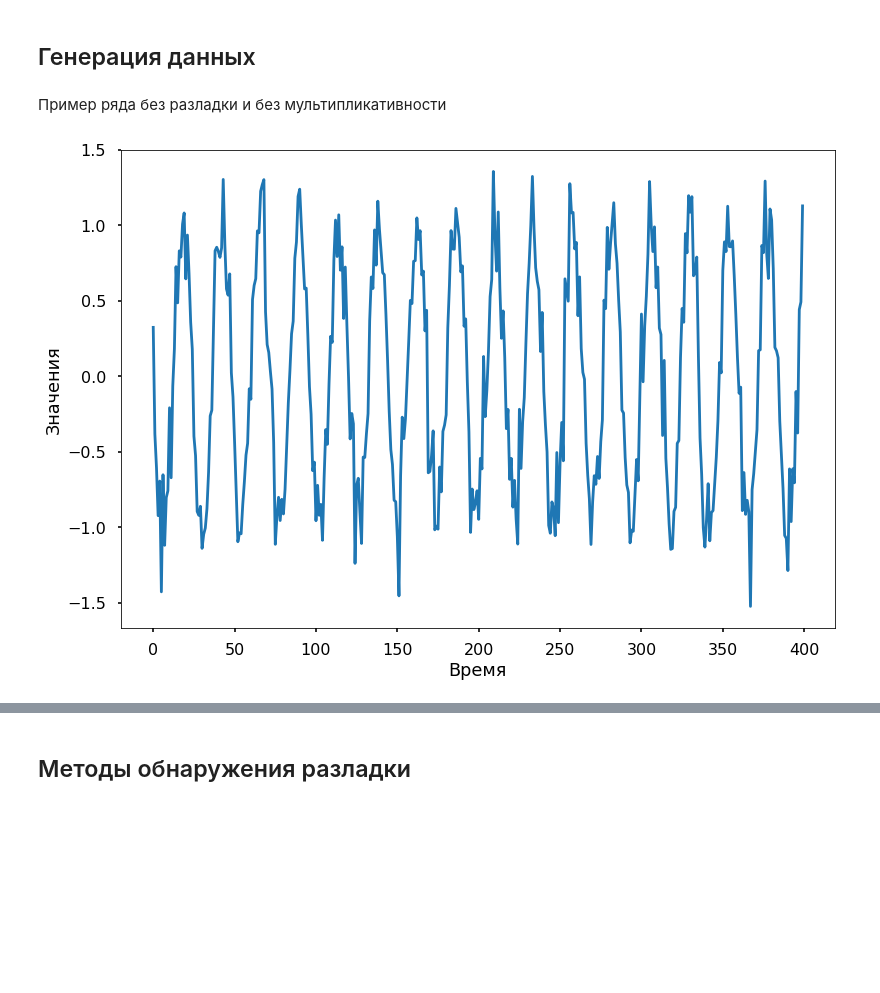
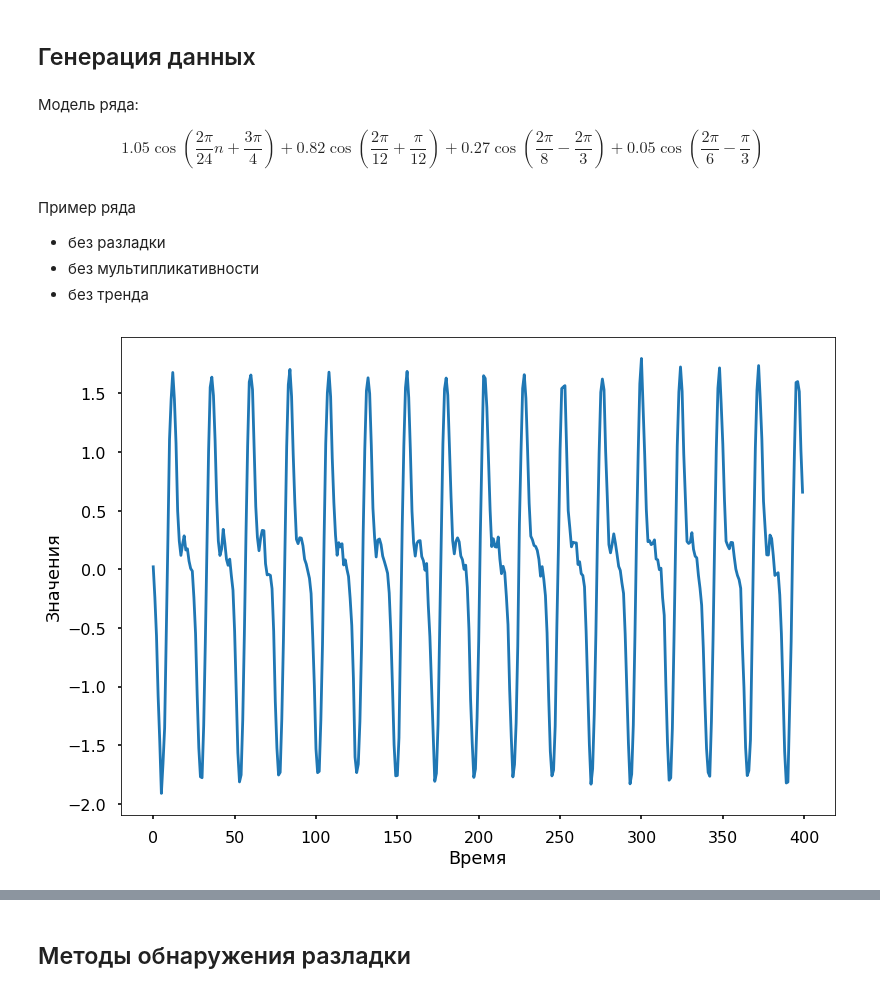
Before and after one commit to Klimmy/nir-ssa, a Jupyter notebook: 3rd semester/Data generating.ipynb, the cells around one changed output, grey strips where cells are left out. Saved outputs shown, nothing was run; the diff lists cells and outputs as text; code cells hidden in the pictures; blank space fills up the shorter version.

```diff
--- a/3rd semester/Data generating.ipynb
+++ b/3rd semester/Data generating.ipynb
@@ -58,11 +154,21 @@ def data_generator(ts_length = 400, points_to_skip = 48, random_seed = None, cp_
+# %% [markdown]
+Модель ряда:
+
+$$ 1.05\cos(\frac{2\pi}{24}n + \frac{3\pi}{4}) +
+                    0.82\cos(\frac{2\pi}{12} + \frac{\pi}{12}) +
+                    0.27\cos(\frac{2\pi}{8} - \frac{2\pi}{3}) +
+                    0.05\cos(\frac{2\pi}{6} - \frac{\pi}{3}) $$
 # %% [markdown]
-Пример ряда без разладки и без мультипликативности
+Пример ряда
+- без разладки
+- без мультипликативности
+- без тренда
 # %%
-generated = data_generator(cp_prob = 0, is_multiplicative = False, random_seed=1)
+generated = data_generator_2(cp_prob = 0, is_multiplicative = False, random_seed=1, is_trend=False)
 plt.plot(generated[0])
 plt.ylabel('Значения')
 plt.xlabel('Время')
-plt.savefig('./fig/data_modeling_example_1.png')
+# plt.savefig('./fig/data_modeling_example_1.png')
 plt.show()
 # %% [output]
-[figure, old version]
+[figure, new version]
```
Also changed, not shown: parts of 15 cells of this notebook.
